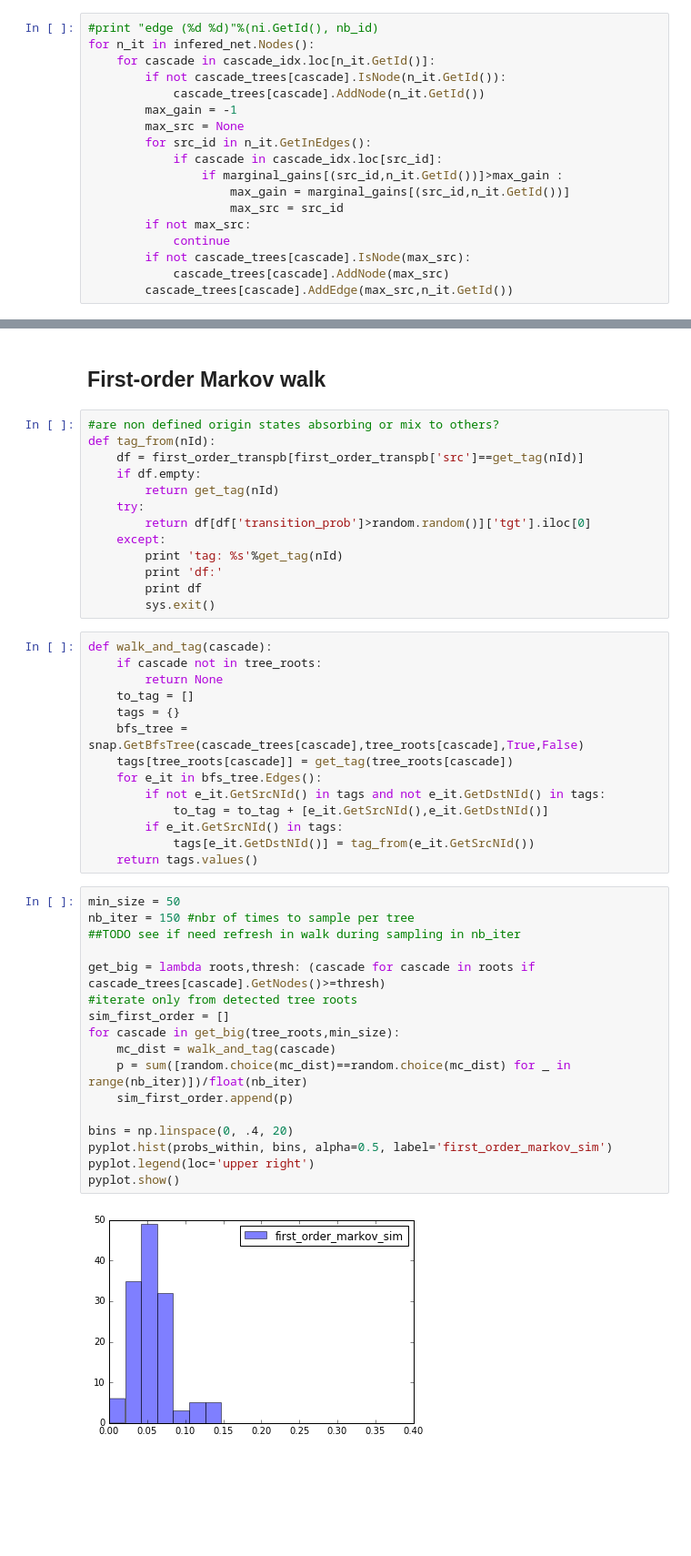
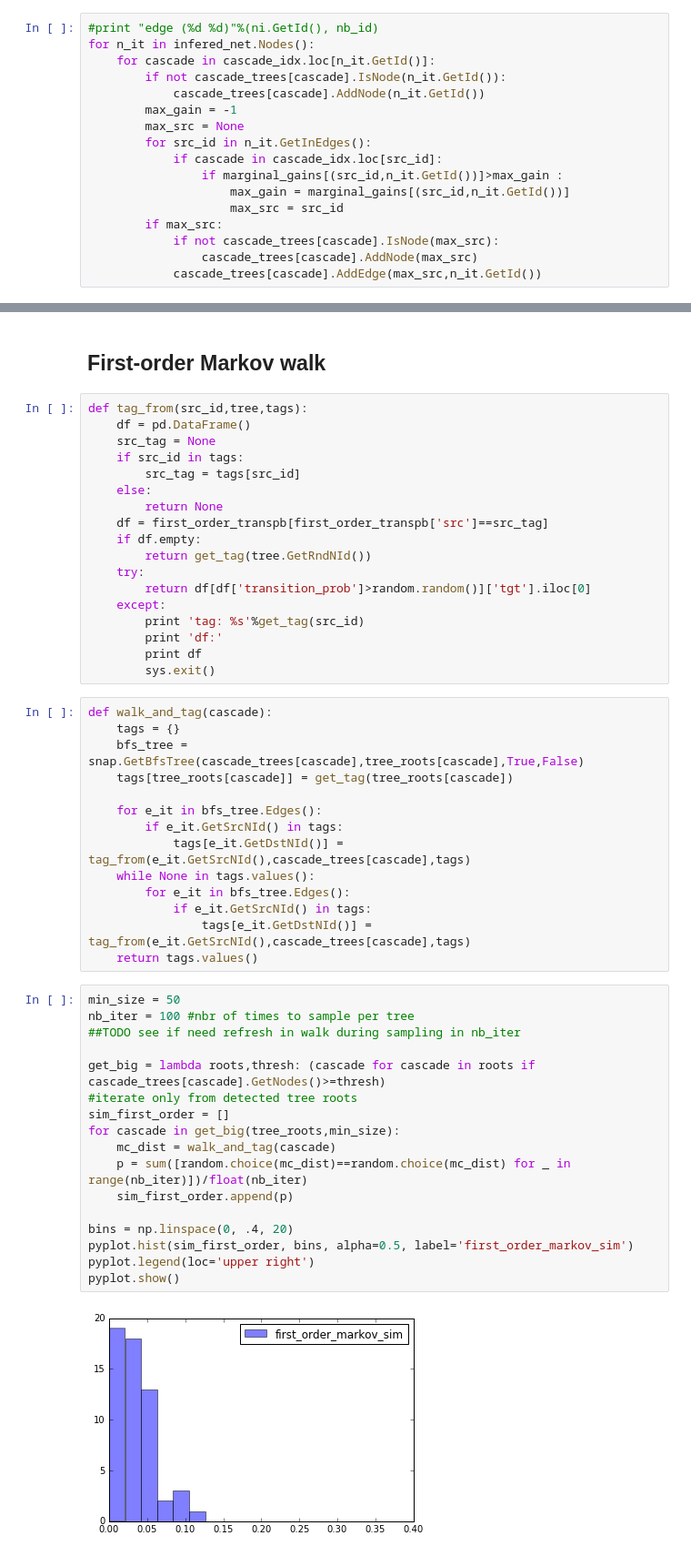
Before and after one commit to JoelDan192/ADVTopicsData, a Jupyter notebook: Cascades_by_user.ipynb, the cells around one changed output, grey strips where cells are left out. Shown: that part at 91% size. Drawn from its saved outputs; the diff is of its cells as text; blank space fills up the shorter version.

Commit message:
Second-order and first-order sampling works smoothly. Plots are ready

```diff
--- a/Cascades_by_user.ipynb
+++ b/Cascades_by_user.ipynb
@@ -199,11 +199,10 @@ for n_it in infered_net.Nodes():
                 if marginal_gains[(src_id,n_it.GetId())]>max_gain :
                     max_gain = marginal_gains[(src_id,n_it.GetId())]
                     max_src = src_id
-        if not max_src:
-            continue
-        if not cascade_trees[cascade].IsNode(max_src):
-            cascade_trees[cascade].AddNode(max_src)
-        cascade_trees[cascade].AddEdge(max_src,n_it.GetId())
+        if max_src:
+            if not cascade_trees[cascade].IsNode(max_src):
+                cascade_trees[cascade].AddNode(max_src)
+            cascade_trees[cascade].AddEdge(max_src,n_it.GetId())
 # %%
 #Number of infered cascades(users) from total
 print len(cascade_trees)
@@ -457,48 +446,53 @@ pyplot.show()
 # %% [markdown]
 ## First-order Markov walk
 # %%
-#are non defined origin states absorbing or mix to others?
-def tag_from(nId):
-    df = first_order_transpb[first_order_transpb['src']==get_tag(nId)]
+def tag_from(src_id,tree,tags):
+    df = pd.DataFrame()
+    src_tag = None
+    if src_id in tags:
+        src_tag = tags[src_id]
+    else:
+        return None
+    df = first_order_transpb[first_order_transpb['src']==src_tag]
     if df.empty:
-        return get_tag(nId)
+        return get_tag(tree.GetRndNId())
     try:
         return df[df['transition_prob']>random.random()]['tgt'].iloc[0]
     except:
-        print 'tag: %s'%get_tag(nId)
+        print 'tag: %s'%get_tag(src_id)
         print 'df:'
         print df
         sys.exit()
 # %%
 def walk_and_tag(cascade):
-    if cascade not in tree_roots:
-        return None
-    to_tag = []
     tags = {}
     bfs_tree = snap.GetBfsTree(cascade_trees[cascade],tree_roots[cascade],True,False)
     tags[tree_roots[cascade]] = get_tag(tree_roots[cascade])
+
     for e_it in bfs_tree.Edges():
-        if not e_it.GetSrcNId() in tags and not e_it.GetDstNId() in tags:
-            to_tag = to_tag + [e_it.GetSrcNId(),e_it.GetDstNId()]
         if e_it.GetSrcNId() in tags:
-            tags[e_it.GetDstNId()] = tag_from(e_it.GetSrcNId())
+            tags[e_it.GetDstNId()] = tag_from(e_it.GetSrcNId(),cascade_trees[cascade],tags)
+    while None in tags.values():
+        for e_it in bfs_tree.Edges():
+            if e_it.GetSrcNId() in tags:
+                tags[e_it.GetDstNId()] = tag_from(e_it.GetSrcNId(),cascade_trees[cascade],tags)
     return tags.values()
 # %%
 min_size = 50
-nb_iter = 150 #nbr of times to sample per tree
+nb_iter = 100 #nbr of times to sample per tree
 ##TODO see if need refresh in walk during sampling in nb_iter
 
 get_big = lambda roots,thresh: (cascade for cascade in roots if cascade_trees[cascade].GetNodes()>=thresh)
 #iterate only from detected tree roots
 sim_first_order = []
 for cascade in get_big(tree_roots,min_size):
     mc_dist = walk_and_tag(cascade)
     p = sum([random.choice(mc_dist)==random.choice(mc_dist) for _ in range(nb_iter)])/float(nb_iter)
     sim_first_order.append(p)
 
 bins = np.linspace(0, .4, 20)
-pyplot.hist(probs_within, bins, alpha=0.5, label='first_order_markov_sim')
+pyplot.hist(sim_first_order, bins, alpha=0.5, label='first_order_markov_sim')
 pyplot.legend(loc='upper right')
 pyplot.show()
 # %% [output]
-[figure, old version]
+[figure, new version]
```
Also changed, not shown: parts of 5 cells of this notebook.
